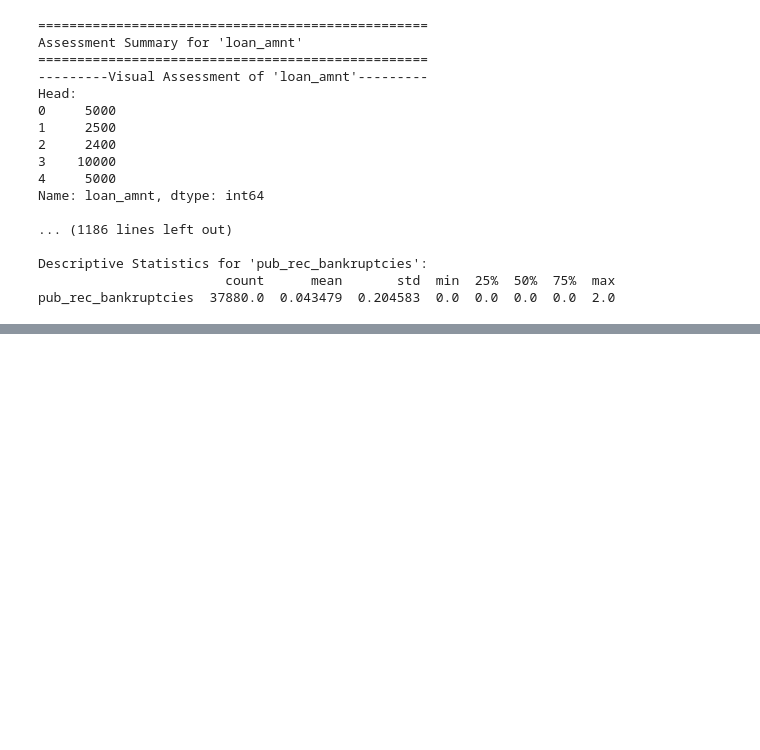
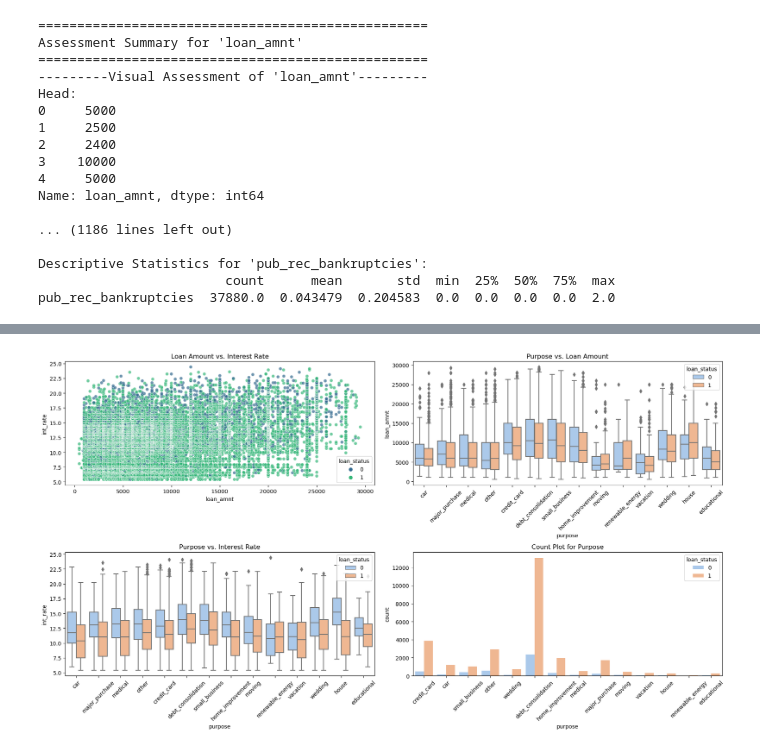
Before and after one commit to SouhardyaBiswas/Lending_Club_CaseStudy, a Jupyter notebook: code/Lending_Club_Case_Study.ipynb, the cells around one changed output, grey strips where cells are left out. Saved outputs shown, nothing was run; the diff lists cells and outputs as text; code cells hidden in the pictures; blank space fills up the shorter version.

```diff
--- a/code/Lending_Club_Case_Study.ipynb
+++ b/code/Lending_Club_Case_Study.ipynb
@@ -1554,0 +1179,35 @@ This table provides a comprehensive summary of the individual column assessments
+# %%
+
+# Group by 'int_rate', 'loan_amnt', 'purpose', and 'loan_status'
+grouped_data = loanData.groupby(['int_rate', 'loan_amnt', 'purpose', 'loan_status']).size().reset_index(name='count')
+
+# Plotting
+plt.figure(figsize=(18, 10))
+
+# Scatter plot for 'loan_amnt' vs 'int_rate'
+plt.subplot(2, 2, 1)
+sns.scatterplot(x='loan_amnt', y='int_rate', hue='loan_status', data=grouped_data, palette='viridis', alpha=0.7)
+plt.title('Loan Amount vs. Interest Rate')
+
+# Box plot for 'purpose' vs 'loan_amnt'
+plt.subplot(2, 2, 2)
+sns.boxplot(x='purpose', y='loan_amnt', hue='loan_status', data=grouped_data, palette='pastel')
+plt.xticks(rotation=45)
+plt.title('Purpose vs. Loan Amount')
+
+# Box plot for 'purpose' vs 'int_rate'
+plt.subplot(2, 2, 3)
+sns.boxplot(x='purpose', y='int_rate', hue='loan_status', data=grouped_data, palette='pastel')
+plt.xticks(rotation=45)
+plt.title('Purpose vs. Interest Rate')
+
+# Count plot for 'purpose' with hue 'loan_status'
+plt.subplot(2, 2, 4)
+sns.countplot(data=loanData, x='purpose', hue='loan_status', palette='pastel')
+plt.xticks(rotation=45)
+plt.title('Count Plot for Purpose')
+
+plt.tight_layout()
+plt.show()
+# %% [output]
+[figure, added]
```
Also changed, not shown: parts of 55 cells of this notebook, 1 other file.
